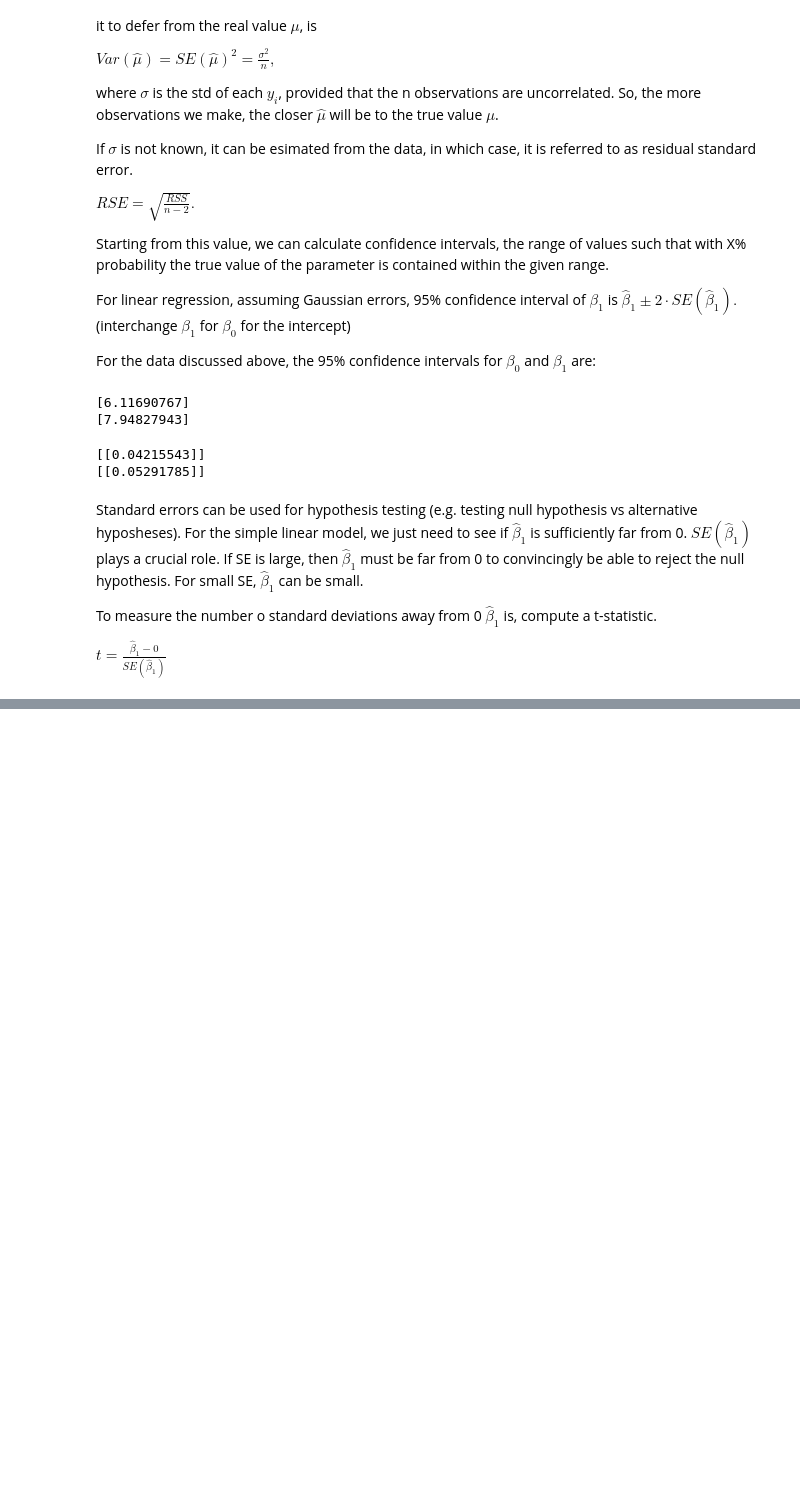
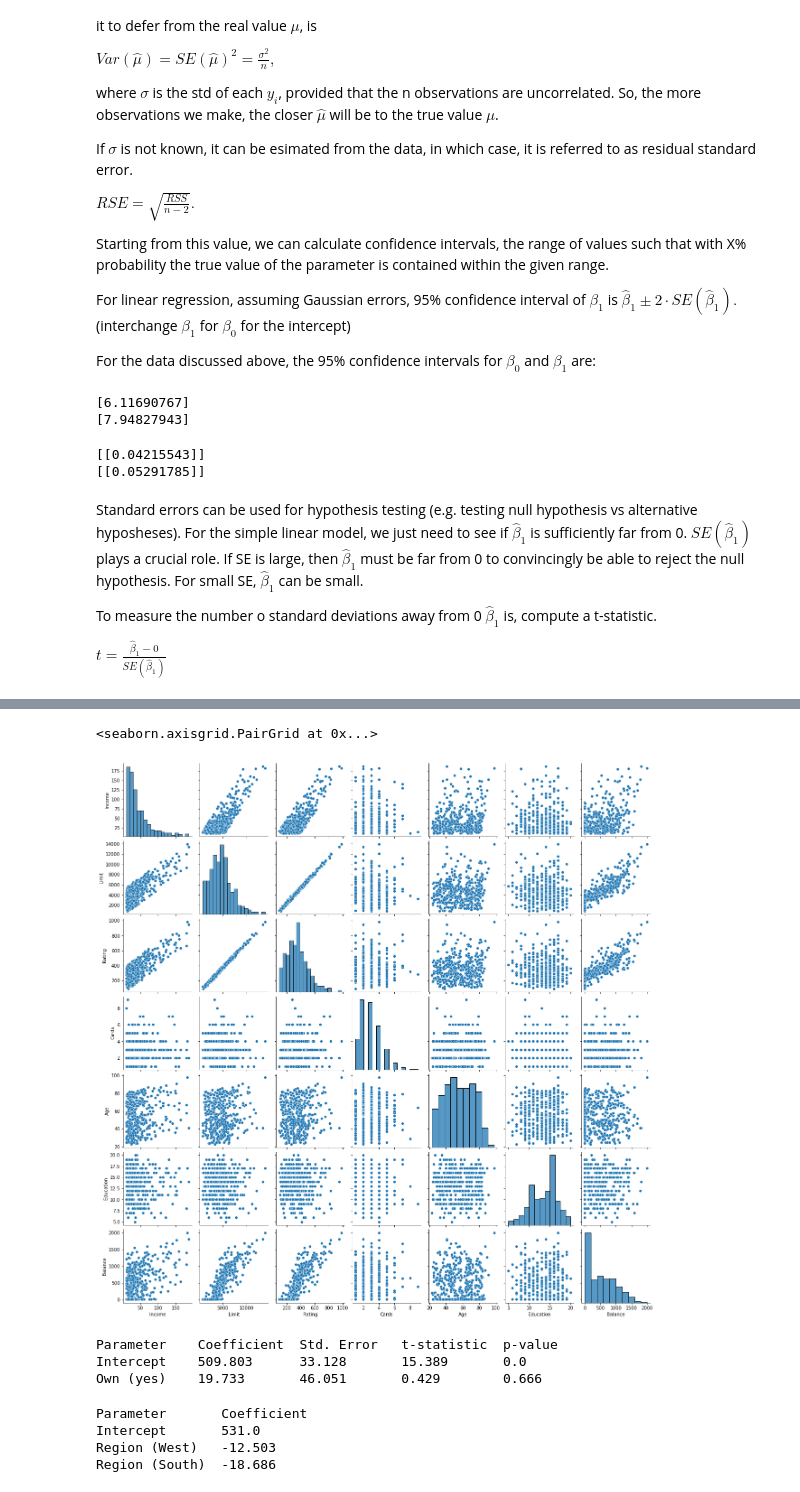
Before and after one commit to mtekant/ISLR_Notes, a Jupyter notebook: Introduction to Statistical Learning, 2nd Edition -- Notes for Ch 3.ipynb, the cells around one changed output, grey strips where cells are left out. Saved outputs shown, nothing was run; the diff lists cells and outputs as text; code cells hidden in the pictures; blank space fills up the shorter version.

```diff
--- a/Introduction to Statistical Learning, 2nd Edition -- Notes for Ch 3.ipynb
+++ b/Introduction to Statistical Learning, 2nd Edition -- Notes for Ch 3.ipynb
@@ -133,0 +236,3 @@ $ t = \frac{\hat \beta_1-0}{SE(\hat \beta_1)}$
+# %%
+credit = pd.read_csv('/Users/melistekant/Documents/Python Projects/ISLR2/Credit.csv')
+credit.head()
@@ -133,0 +246,55 @@ $ t = \frac{\hat \beta_1-0}{SE(\hat \beta_1)}$
+# %%
+sns.pairplot(credit)
+# %% [output]
+<seaborn.axisgrid.PairGrid at 0x...>
+[figure, added]
+# %%
+X = credit[['Own']]
+X = X.replace(to_replace =['Yes','No'],value = [1,0])
+y = credit[['Balance']]
+regress.fit(X.values,y)
+y_pred = regress.predict(X)
+inter = regress.intercept_
+slope = regress.coef_
+RSS = np.sum(np.square(y-y_pred))
+rse = np.sqrt(RSS/(len(y)-2))
+rse_b0 = rse*np.sqrt(1/len(X.values)+np.mean(X.values)**2/np.sum((X.values-np.mean(X.values))**2))
+rse_b1 = rse*np.sqrt(1/np.sum((X.values-np.mean(X.values))**2))
+t_b0 = inter/rse_b0
+t_b1 = float(slope)/rse_b1
+pval_0 = float(1-norm.cdf(t_b0))
+pval_1 = float(norm.cdf(t_b1))
+
+d = {1: ["Intercept", inter, rse_b0, t_b0, pval_0],2:["Own (yes)", slope, rse_b1, t_b1,pval_1]}
+print ("{:<12} {:<12} {:<12} {:<12} {:<12}".format("Parameter",'Coefficient','Std. Error','t-statistic','p-value'))
+for k, v in d.items():
+    name, coef,std,tstat,pval = v
+    print ("{:<12} {:<12} {:<12} {:<12} {:<12}".format(name,round(float(coef),3),round(float(std),3),round(float(tstat),3),round(float(pval),3)))
+# %% [output]
+Parameter    Coefficient  Std. Error   t-statistic  p-value
+Intercept    509.803      33.128       15.389       0.0
+Own (yes)    19.733       46.051       0.429        0.666
+# %%
+x1 = credit[['Region']]
+x1 = x1.replace(to_replace =['South','North','East','West'],value = [1,0,0,0])
+x2 = credit[['Region']]
+x2 = x2.replace(to_replace = ['West','East','North','South'],value =[1,0,0,0])
+x1 = x1.rename(columns = {'Region':'Region South'})
+x2 = x2.rename(columns = {'Region':'Region West'})
+X = pd.concat([x1,x2],axis=1)
+y = credit[['Balance']]
+regress.fit(X.values,y)
+y_pred = regress.predict(X)
+inter = regress.intercept_
+slope = regress.coef_
+
+d = {1: ["Intercept", inter],2:["Region (West)", slope[:,0]],3:["Region (South)", slope[:,1]]}
+print ("{:<15} {:<12}".format("Parameter",'Coefficient'))
+for k, v in d.items():
+    name, coef = v
+    print ("{:<15} {:<12} ".format(name,round(float(coef),3)))
+# %% [output]
+Parameter       Coefficient
+Intercept       531.0
+Region (West)   -12.503
+Region (South)  -18.686
```
Also changed, not shown: parts of 16 cells of this notebook, 20 other files.
